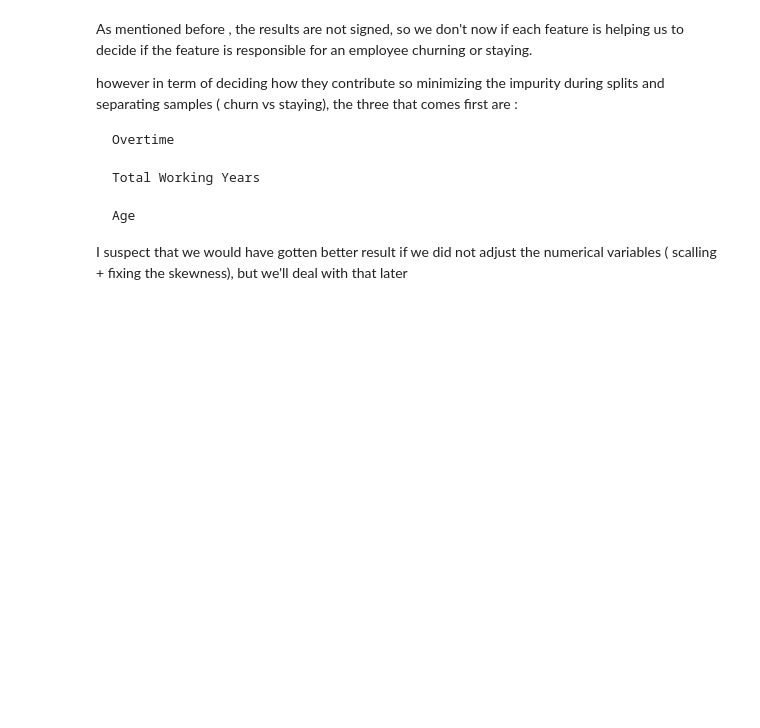
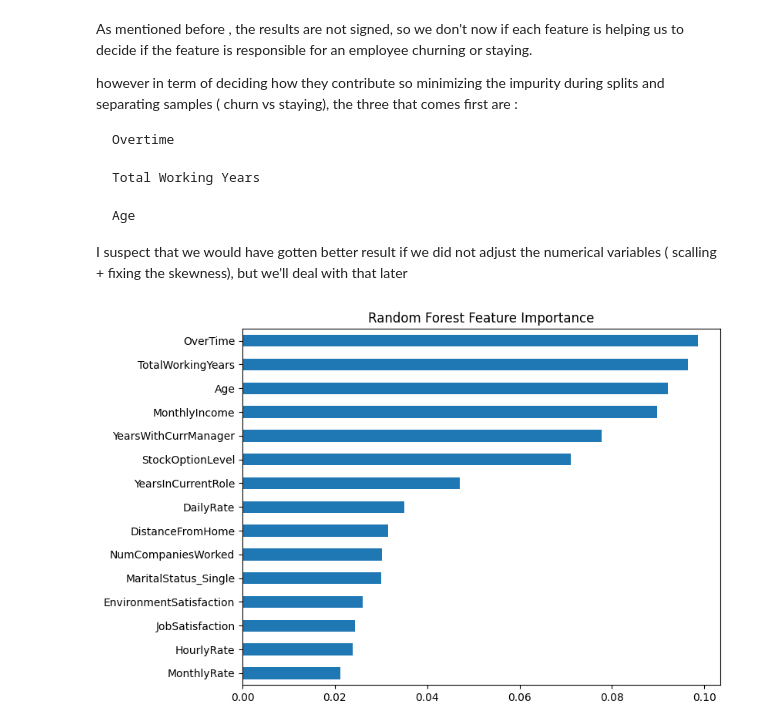
Before and after one commit to ZakariaElKazdam/Attrition-detection, a Jupyter notebook: Modeling.ipynb, the cells around one changed output. Saved outputs shown, nothing was run; the diff lists cells and outputs as text; code cells hidden in the pictures; blank space fills up the shorter version.

```diff
--- a/Modeling.ipynb
+++ b/Modeling.ipynb
@@ -741,7 +735,7 @@ Measure performance again
 # %%
 importances = best_RF.feature_importances_
 
-serie = pd.Series(importances, index = X_train.columns)
+features_RF = pd.Series(importances, index = X_train.columns).sort_values(ascending=False)
 
-serie.sort_values(ascending=False)
+features_RF.head(5)
 # %% [output]
@@ -774,3 +757,11 @@ however in term of deciding how they contribute so minimizing the impurity durin
     Age
 
 I suspect that we would have gotten better result if we did not adjust the numerical variables ( scalling + fixing the skewness), but we'll deal with that later
+# %%
+plt.figure(figsize=(8, 6))
+features_RF.head(15).plot(kind="barh")
+plt.gca().invert_yaxis()
+plt.title("Random Forest Feature Importance")
+plt.show()
+# %% [output]
+[figure, added]
```
Also changed, not shown: parts of 15 cells of this notebook, 1 other file.
